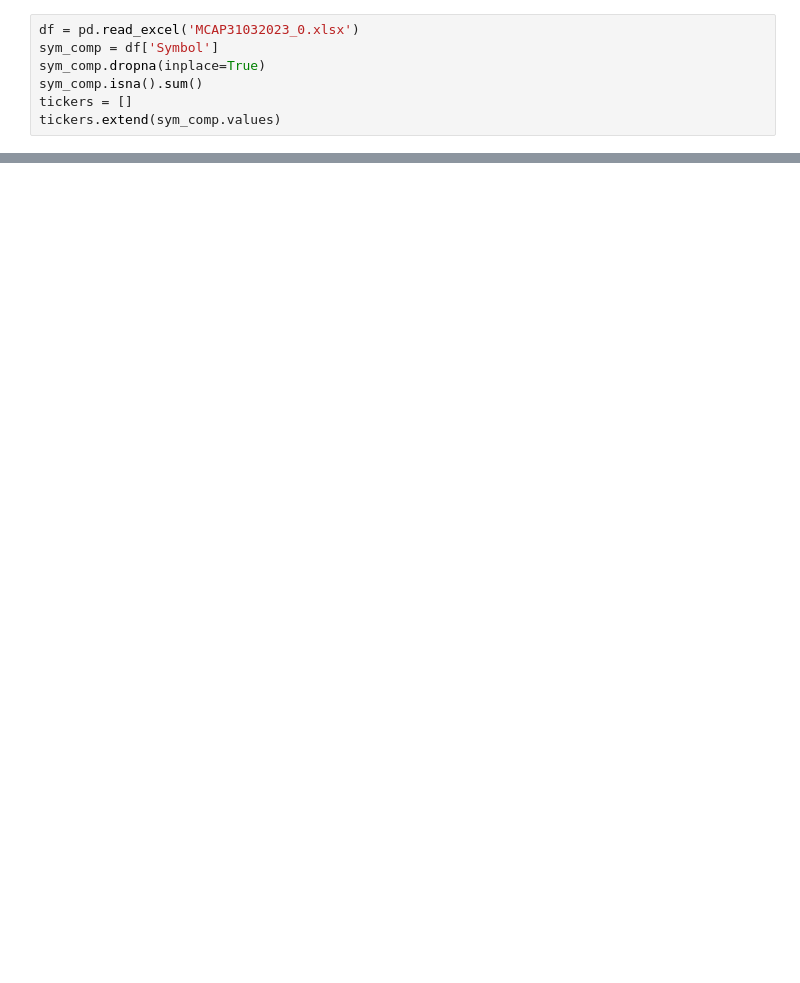
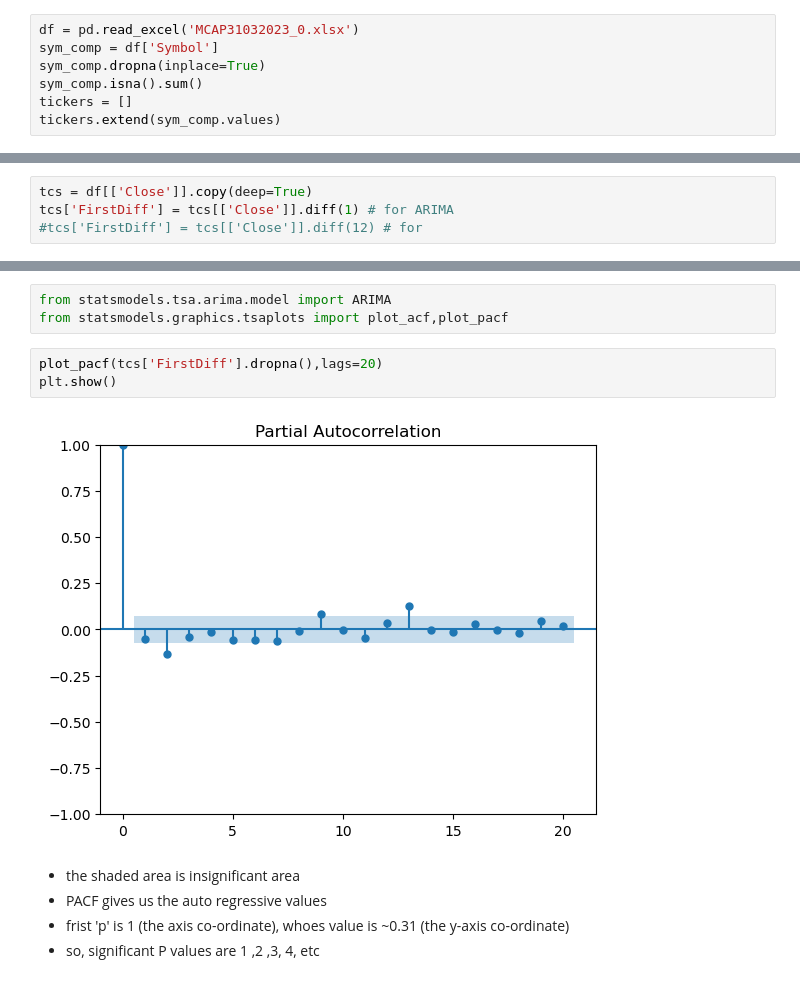
Before and after one commit to Puneet681/CDAC-PG-DAI, a Jupyter notebook: data analytics/Personal/stocks.ipynb, the cells around one changed output, grey strips where cells are left out. Drawn from its saved outputs; the diff is of its cells as text; blank space fills up the shorter version.

```diff
--- a/data analytics/Personal/stocks.ipynb
+++ b/data analytics/Personal/stocks.ipynb
@@ -31,0 +255,4 @@ SyntaxError: invalid syntax (1525091804.py, line 3)
+# %%
+tcs = df[['Close']].copy(deep=True)
+tcs['FirstDiff'] = tcs[['Close']].diff(1) # for ARIMA
+#tcs['FirstDiff'] = tcs[['Close']].diff(12) # for
@@ -31,0 +269,13 @@ SyntaxError: invalid syntax (1525091804.py, line 3)
+# %%
+from statsmodels.tsa.arima.model import ARIMA
+from statsmodels.graphics.tsaplots import plot_acf,plot_pacf
+# %%
+plot_pacf(tcs['FirstDiff'].dropna(),lags=20)
+plt.show()
+# %% [output]
+[figure, added]
+# %% [markdown]
+* the shaded area is insignificant area
+* PACF gives us the auto regressive values
+* frist 'p' is 1 (the axis co-ordinate), whoes value is ~0.31 (the y-axis co-ordinate)
+* so, significant P values are 1 ,2 ,3, 4, etc
```
Also changed, not shown: parts of 39 cells of this notebook, 2 other files.
